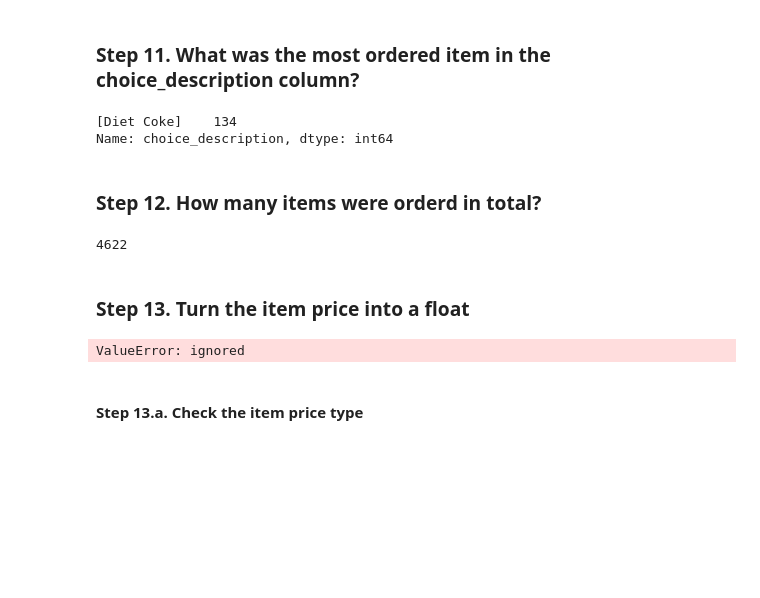
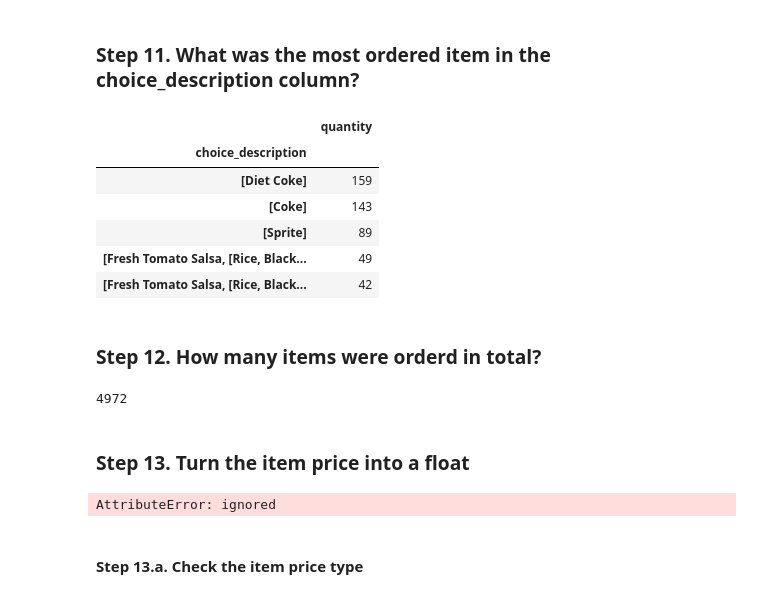
Before and after one commit to anjanapoudyal/pandas_exercises, a Jupyter notebook: 01_Getting_&_Knowing_Your_Data/Chipotle/Exercises.ipynb, the cells around one changed output. Saved outputs shown, nothing was run; the diff lists cells and outputs as text; code cells hidden in the pictures; blank space fills up the shorter version.

```diff
--- a/01_Getting_&_Knowing_Your_Data/Chipotle/Exercises.ipynb
+++ b/01_Getting_&_Knowing_Your_Data/Chipotle/Exercises.ipynb
@@ -80,28 +93,31 @@ chipo.groupby("item_name").sum().sort_values('quantity',ascending=False).head(1)
 | Chicken Bowl | 713926 | 761 |
 # %% [markdown]
 ### Step 11. What was the most ordered item in the choice_description column?
-# %%
-chipo['choice_description'].value_counts().head(1)
-# %% [output]
-[Diet Coke]    134
-Name: choice_description, dtype: int64
+# %%
+#chipo['choice_description'].value_counts().head(1)
+item_quants=chipo.groupby(["choice_description"]).agg({"quantity":'sum'})
+item_quants.sort_values("quantity",ascending=False)[:5]
+# %% [output]
+|  | quantity |
+| choice_description |  |
+| [Diet Coke] | 159 |
+| [Coke] | 143 |
+| [Sprite] | 89 |
+| [Fresh Tomato Salsa, [Rice, Black... | 49 |
+| [Fresh Tomato Salsa, [Rice, Black... | 42 |
 # %% [markdown]
 ### Step 12. How many items were orderd in total?
-# %%
-#chipo.count()
-len(chipo)
-# %% [output]
-4622
+# %%
+chipo.quantity.sum()
+# %% [output]
+4972
 # %% [markdown]
 ### Step 13. Turn the item price into a float
 # %%
-chipo["item_price"] = chipo.item_price.astype(float)
-#chipo'item_price'.astype(float)
-#item_price.dtypes
-#df = df.astype(float)
-#print(df.dtypes)
+chipo['item_price']= chipo.item_price.str.slice(1).astype(float)
+chipo.info
 # %% [output]
-ValueError: ignored
+AttributeError: ignored
 # %% [markdown]
 #### Step 13.a. Check the item price type
 # %%
```
Also changed, not shown: parts of 8 cells of this notebook.
